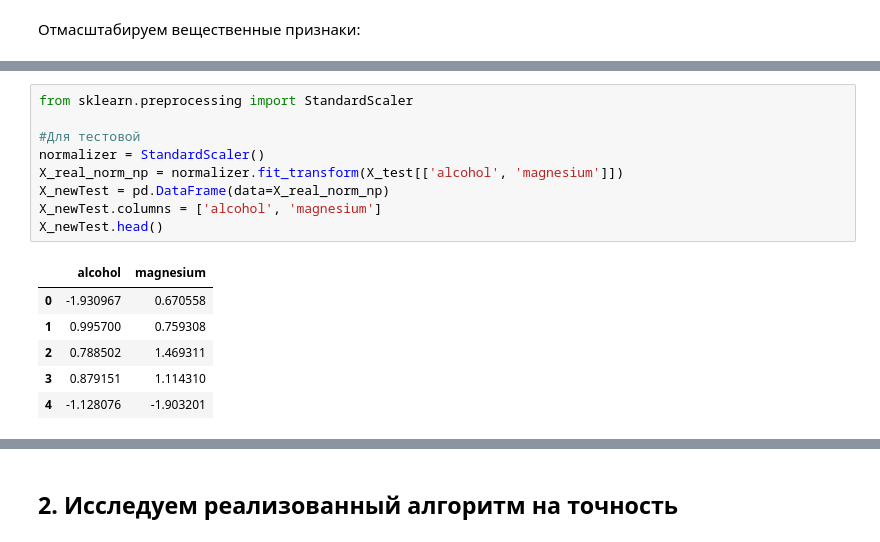
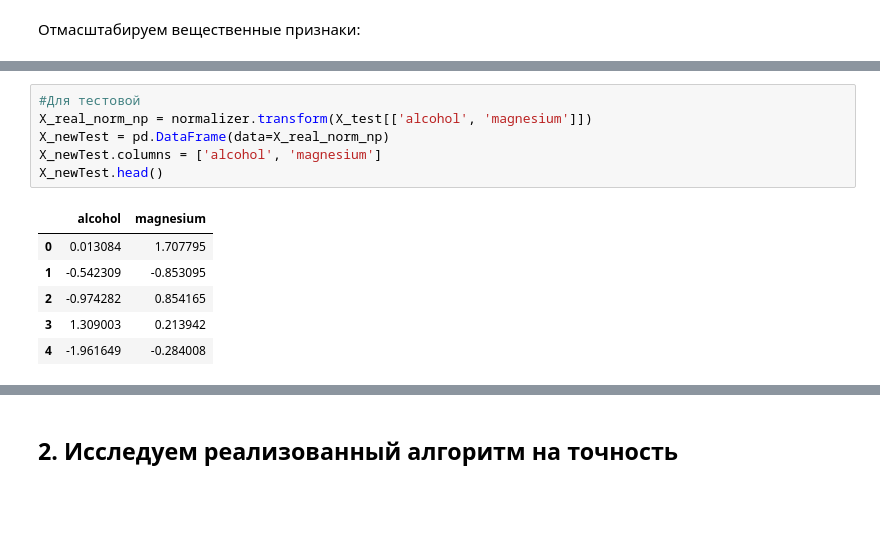
Before and after one commit to Kiyako-e/Python_final_project, a Jupyter notebook: Final_project_Kiyako.ipynb, the cells around one changed output, grey strips where cells are left out. Cells and saved outputs as stored; diff of their text form; blank space fills up the shorter version.

```diff
--- a/Final_project_Kiyako.ipynb
+++ b/Final_project_Kiyako.ipynb
@@ -255,16 +283,13 @@ X_train, X_test, Y_train, Y_test = train_test_split(X, Y, test_size=0.25)
 # %%
-from sklearn.preprocessing import StandardScaler
-
 #Для тестовой
-normalizer = StandardScaler()
-X_real_norm_np = normalizer.fit_transform(X_test[['alcohol', 'magnesium']])
+X_real_norm_np = normalizer.transform(X_test[['alcohol', 'magnesium']])
 X_newTest = pd.DataFrame(data=X_real_norm_np)
 X_newTest.columns = ['alcohol', 'magnesium']
 X_newTest.head()
 # %% [output]
 |  | alcohol | magnesium |
-| 0 | -1.930967 | 0.670558 |
-| 1 | 0.995700 | 0.759308 |
-| 2 | 0.788502 | 1.469311 |
-| 3 | 0.879151 | 1.114310 |
-| 4 | -1.128076 | -1.903201 |
+| 0 | 0.013084 | 1.707795 |
+| 1 | -0.542309 | -0.853095 |
+| 2 | -0.974282 | 0.854165 |
+| 3 | 1.309003 | 0.213942 |
+| 4 | -1.961649 | -0.284008 |
```
Also changed, not shown: parts of 53 cells of this notebook.
